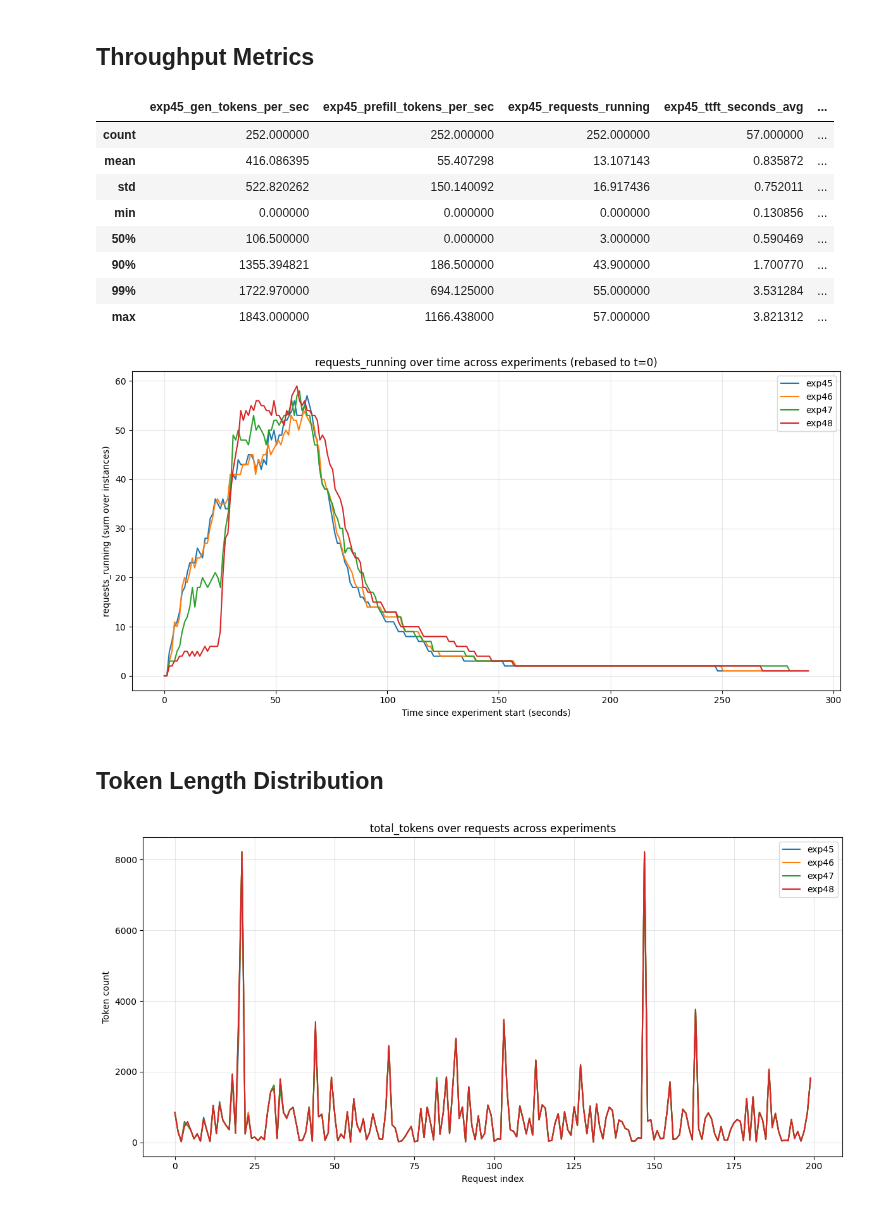
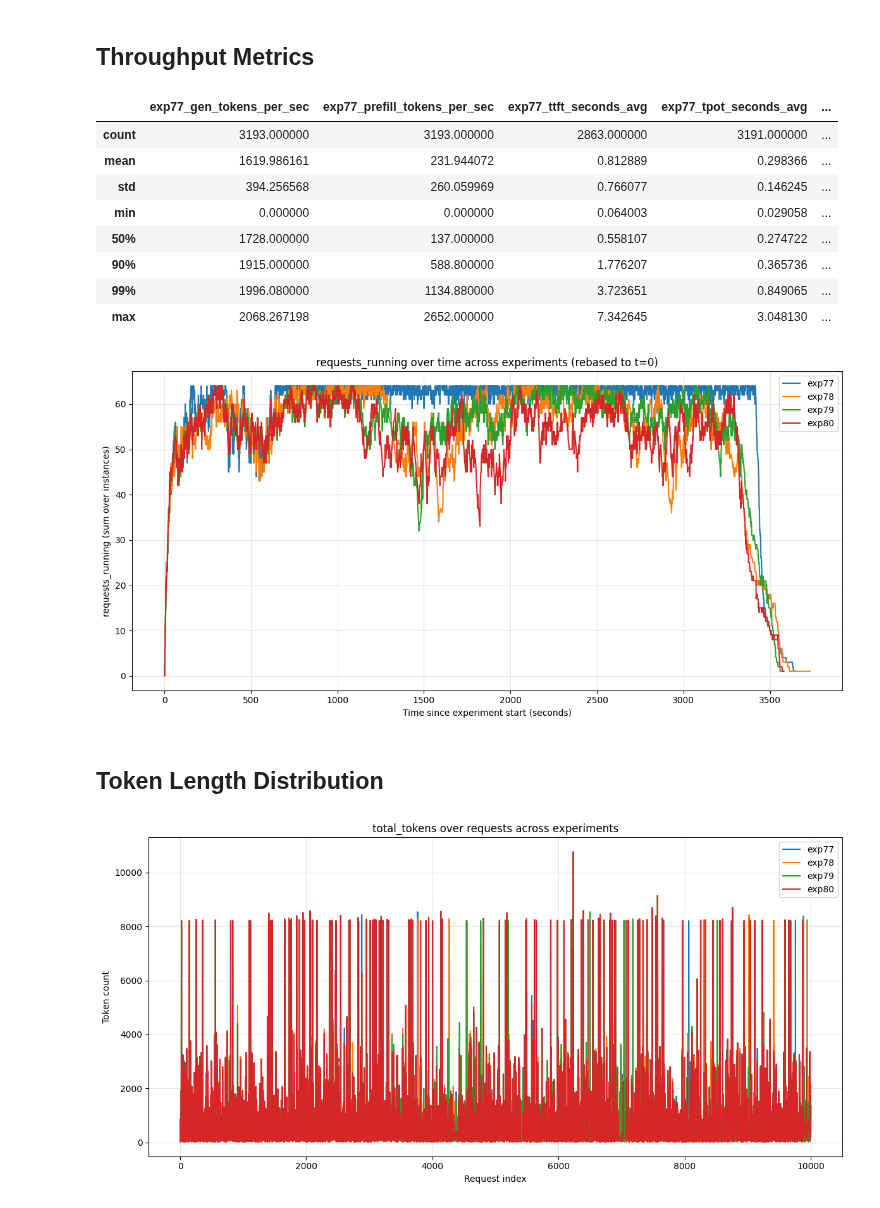
Before and after one commit to immengzi/LLM-LA, a Jupyter notebook: microservice/analysis.ipynb, the cells around one changed output. Cells and saved outputs as stored; diff of their text form; code cells hidden in the pictures.

```diff
--- a/microservice/analysis.ipynb
+++ b/microservice/analysis.ipynb
@@ -148,7 +270,15 @@ import matplotlib.pyplot as plt
 # experiments = [33, 34, 35, 36]
 # experiments = [37, 38, 39, 40]
 # experiments = [41, 42, 43, 44]
-experiments = [45, 46, 47, 48]
+# experiments = [45, 46, 47, 48]
+# experiments = [49, 50, 51, 52]
+# experiments = [53, 54, 55, 56]
+# experiments = [57, 58, 59, 60]
+# experiments = [61, 62, 63, 64]
+# experiments = [65, 66, 67, 68]
+# experiments = [69, 70, 71, 72]
+# experiments = [73, 74, 75, 76]
+experiments = [77, 78, 79, 80]
 # ----------------------------
 
 # ---- choose ONE metric (uncomment exactly one) ----
@@ -193,7 +323,6 @@ from experiment_analysis import load_experiment_prom_samples
 import pandas as pd
 
 # -------- choose experiments to compare --------
-# ---- choose experiments ----
 # experiments = [1, 2, 3, 4]
 # experiments = [5, 6, 7, 8]
 # experiments = [9, 10, 11, 12]
@@ -205,7 +334,15 @@ import pandas as pd
 # experiments = [33, 34, 35, 36]
 # experiments = [37, 38, 39, 40]
 # experiments = [41, 42, 43, 44]
-experiments = [45, 46, 47, 48]
+# experiments = [45, 46, 47, 48]
+# experiments = [49, 50, 51, 52]
+# experiments = [53, 54, 55, 56]
+# experiments = [57, 58, 59, 60]
+# experiments = [61, 62, 63, 64]
+# experiments = [65, 66, 67, 68]
+# experiments = [69, 70, 71, 72]
+# experiments = [73, 74, 75, 76]
+experiments = [77, 78, 79, 80]
 # ----------------------------------------------
 
 # Prometheus metric columns of interest
@@ -213,7 +350,7 @@ experiments = [45, 46, 47, 48]
 cols = [
     "gen_tokens_per_sec",
     "prefill_tokens_per_sec",
-    "requests_running",
+    # "requests_running",
     # "requests_waiting",
     # "request_success_per_sec",
     # "request_failure_per_sec",
@@ -273,15 +410,15 @@ comparison = pd.concat(summaries, axis=1)
 
 comparison
 # %% [output]
-|  | exp45_gen_tokens_per_sec | exp45_prefill_tokens_per_sec | exp45_requests_running | exp45_ttft_seconds_avg | ... |
-| count | 252.000000 | 252.000000 | 252.000000 | 57.000000 | ... |
-| mean | 416.086395 | 55.407298 | 13.107143 | 0.835872 | ... |
-| std | 522.820262 | 150.140092 | 16.917436 | 0.752011 | ... |
-| min | 0.000000 | 0.000000 | 0.000000 | 0.130856 | ... |
-| 50% | 106.500000 | 0.000000 | 3.000000 | 0.590469 | ... |
-| 90% | 1355.394821 | 186.500000 | 43.900000 | 1.700770 | ... |
-| 99% | 1722.970000 | 694.125000 | 55.000000 | 3.531284 | ... |
-| max | 1843.000000 | 1166.438000 | 57.000000 | 3.821312 | ... |
+|  | exp77_gen_tokens_per_sec | exp77_prefill_tokens_per_sec | exp77_ttft_seconds_avg | exp77_tpot_seconds_avg | ... |
+| count | 3193.000000 | 3193.000000 | 2863.000000 | 3191.000000 | ... |
+| mean | 1619.986161 | 231.944072 | 0.812889 | 0.298366 | ... |
+| std | 394.256568 | 260.059969 | 0.766077 | 0.146245 | ... |
+| min | 0.000000 | 0.000000 | 0.064003 | 0.029058 | ... |
+| 50% | 1728.000000 | 137.000000 | 0.558107 | 0.274722 | ... |
+| 90% | 1915.000000 | 588.800000 | 1.776207 | 0.365736 | ... |
+| 99% | 1996.080000 | 1134.880000 | 3.723651 | 0.849065 | ... |
+| max | 2068.267198 | 2652.000000 | 7.342645 | 3.048130 | ... |
 # %%
 from experiment_analysis import load_experiment_prom_samples
 import matplotlib.pyplot as plt
@@ -298,7 +435,15 @@ import matplotlib.pyplot as plt
 # experiments = [33, 34, 35, 36]
 # experiments = [37, 38, 39, 40]
 # experiments = [41, 42, 43, 44]
-experiments = [45, 46, 47, 48]
+# experiments = [45, 46, 47, 48]
+# experiments = [49, 50, 51, 52]
+# experiments = [53, 54, 55, 56]
+# experiments = [57, 58, 59, 60]
+# experiments = [61, 62, 63, 64]
+# experiments = [65, 66, 67, 68]
+# experiments = [69, 70, 71, 72]
+# experiments = [73, 74, 75, 76]
+experiments = [77, 78, 79, 80]
 
 # ----------------------------
 
@@ -354,7 +499,7 @@ plt.legend(loc="upper right")
 plt.grid(True, alpha=0.3)
 plt.tight_layout()
 # %% [output]
-[figure, old version]
+[figure, new version]
 # %% [markdown]
 ## Token Length Distribution
 # %%
@@ -373,41 +518,49 @@ import matplotlib.pyplot as plt
 # experiments = [33, 34, 35, 36]
 # experiments = [37, 38, 39, 40]
 # experiments = [41, 42, 43, 44]
-experiments = [45, 46, 47, 48]
+# experiments = [45, 46, 47, 48]
+# experiments = [49, 50, 51, 52]
+# experiments = [53, 54, 55, 56]
+# experiments = [57, 58, 59, 60]
+# experiments = [61, 62, 63, 64]
+# experiments = [65, 66, 67, 68]
+# experiments = [69, 70, 71, 72]
+# experiments = [73, 74, 75, 76]
+experiments = [77, 78, 79, 80]
 # ----------------------------
 
 # ---- choose ONE metric (uncomment exactly one) ----
 # metric = "prompt_tokens"        # input length
 # metric = "completion_tokens"  # output length
 metric = "total_tokens"       # input + output
 # -----------------------------------------------
 
 plt.figure(figsize=(12, 6))
 
 for exp_id in experiments:
     df = (
         load_experiment_latencies(exp_id=exp_id)
         .sort_values("idx")
         .reset_index(drop=True)
     )
 
     if metric not in df.columns:
         print(f"Skipping exp{exp_id}: {metric} not found")
         continue
 
     x = df["idx"]
     y = df[metric]
 
     plt.plot(x, y, label=f"exp{exp_id}")
 
 plt.xlabel("Request index")
 plt.ylabel("Token count")
 plt.title(f"{metric} over requests across experiments")
 plt.legend(loc="upper right")
 plt.grid(True, alpha=0.3)
 plt.tight_layout()
 # %% [output]
-[figure, old version]
+[figure, new version]
 # %%
 from experiment_analysis import load_experiment_latencies
 import matplotlib.pyplot as plt
```
Also changed, not shown: parts of 7 cells of this notebook, 13 other files.
